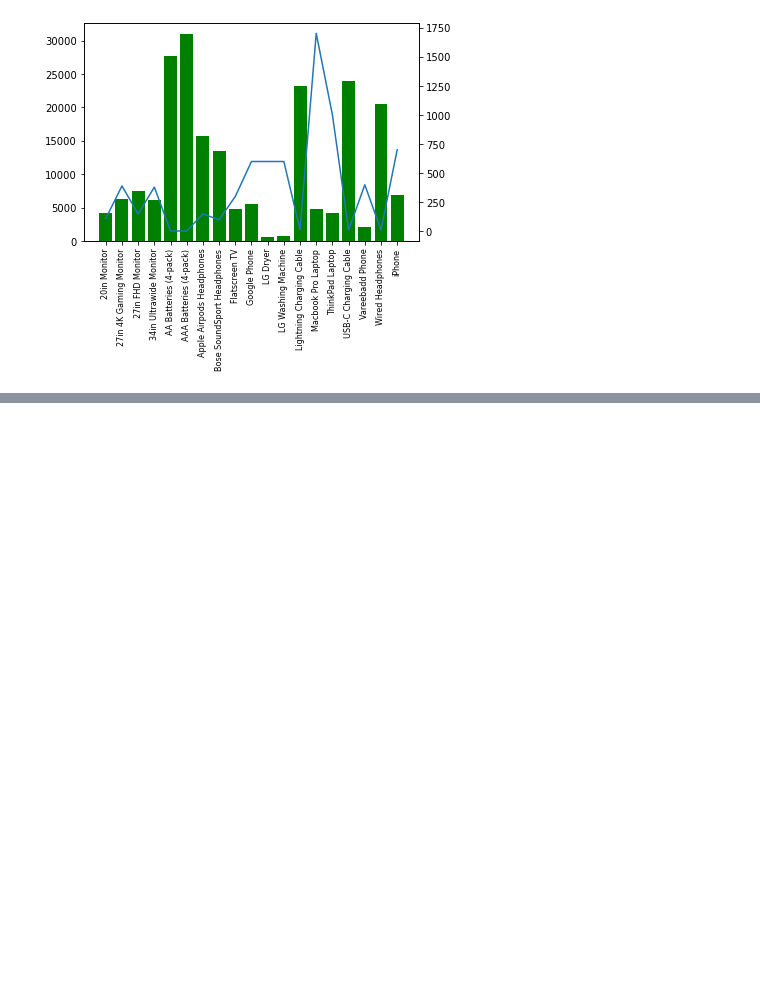
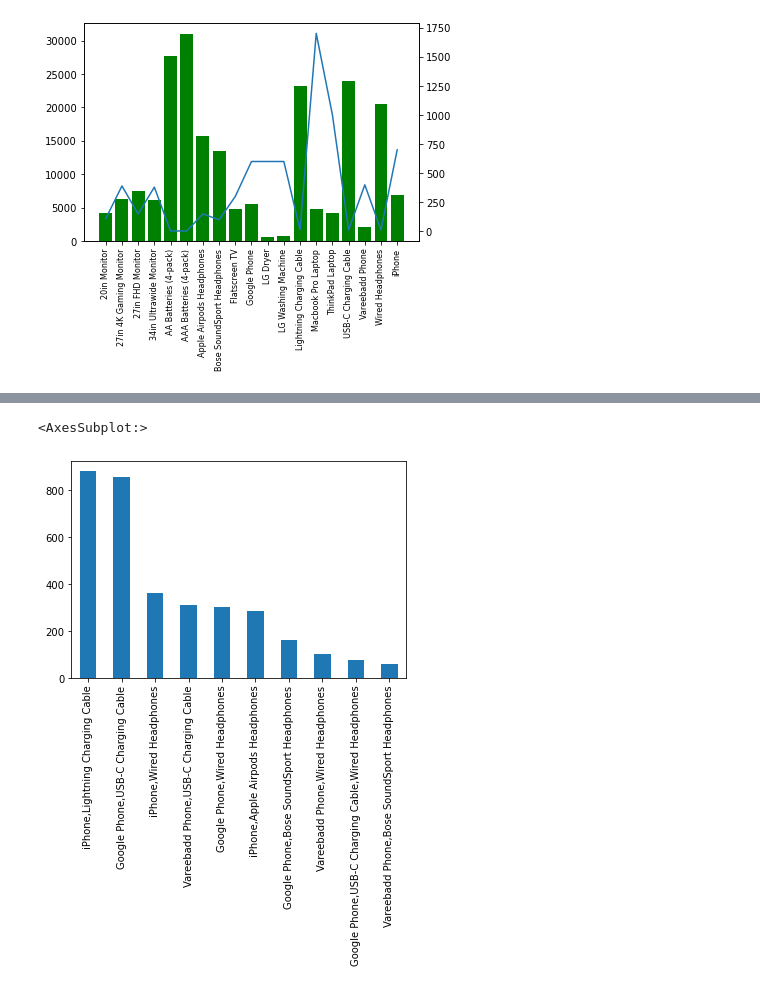
Before and after one commit to sheddyranking/Sales_data_analysis, a Jupyter notebook: sales_analysis.ipynb, the cells around one changed output, grey strips where cells are left out. Drawn from its saved outputs; the diff is of its cells as text; code cells hidden in the pictures; blank space fills up the shorter version.

Commit message:
Analysed Most Sold Prodcusts

```diff
--- a/sales_analysis.ipynb
+++ b/sales_analysis.ipynb
@@ -400,0 +412,5 @@ plt.show()
+# %%
+## keep all the duplicate ID.
+
+df = all_data['Order ID'].duplicated(keep=False)
+df2 = all_data[df]
@@ -400,0 +426,4 @@ plt.show()
+# %%
+## group the duplicate ID.
+
+df2['Grouped'] = df2.groupby('Order ID')['Product'].transform(lambda x:','.join(x))
@@ -400,0 +445,5 @@ plt.show()
+# %%
+### Remove Duplicate Entries
+
+df2=df2.drop_duplicates(subset=['Order ID'])
+df2.head()
@@ -400,0 +473,6 @@ plt.show()
+# %%
+## Top 10 mostly sold together.
+df2['Grouped'].value_counts()[0:10].plot.bar()
+# %% [output]
+<AxesSubplot:>
+[figure, added]
```
Also changed, not shown: parts of 7 cells of this notebook.
